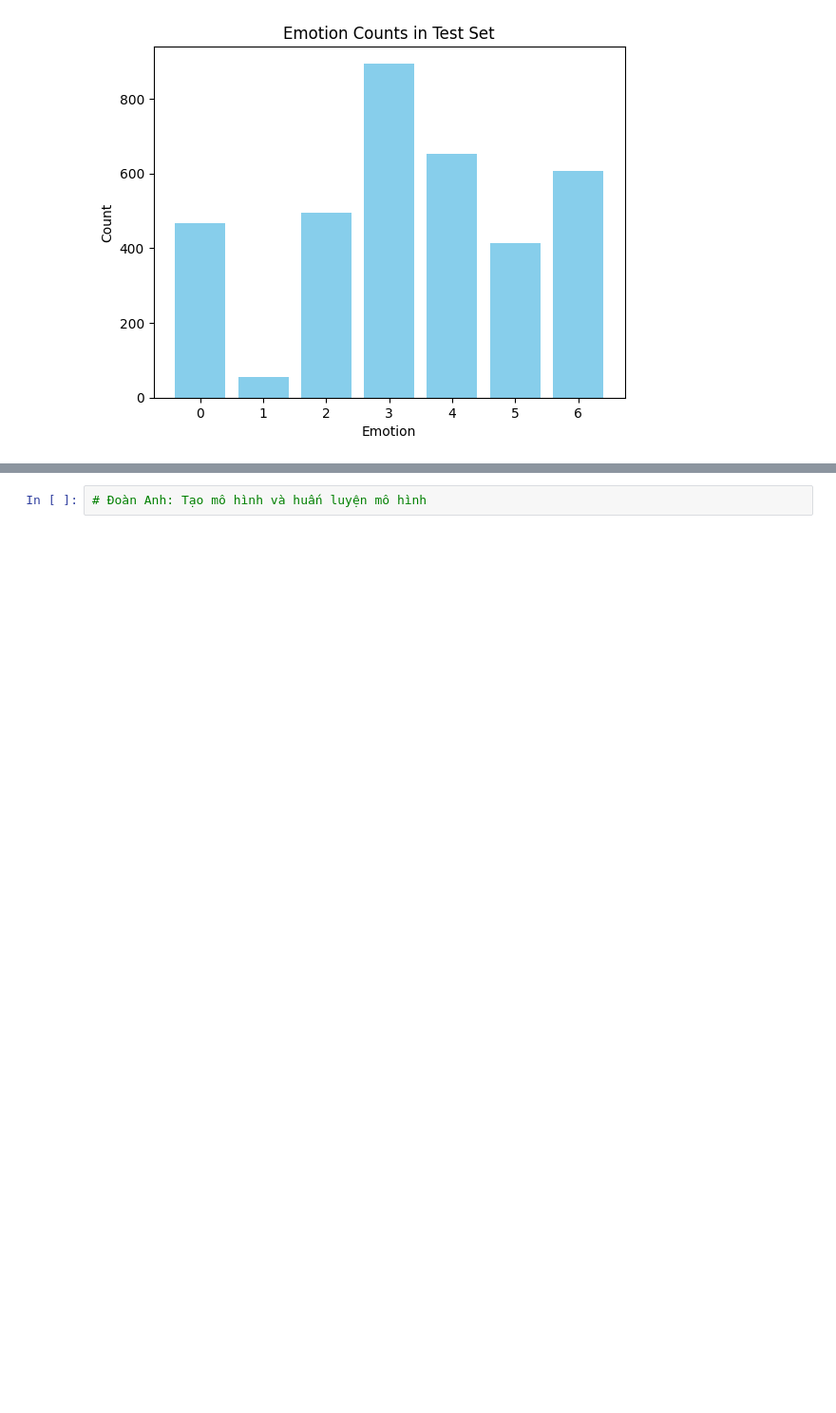
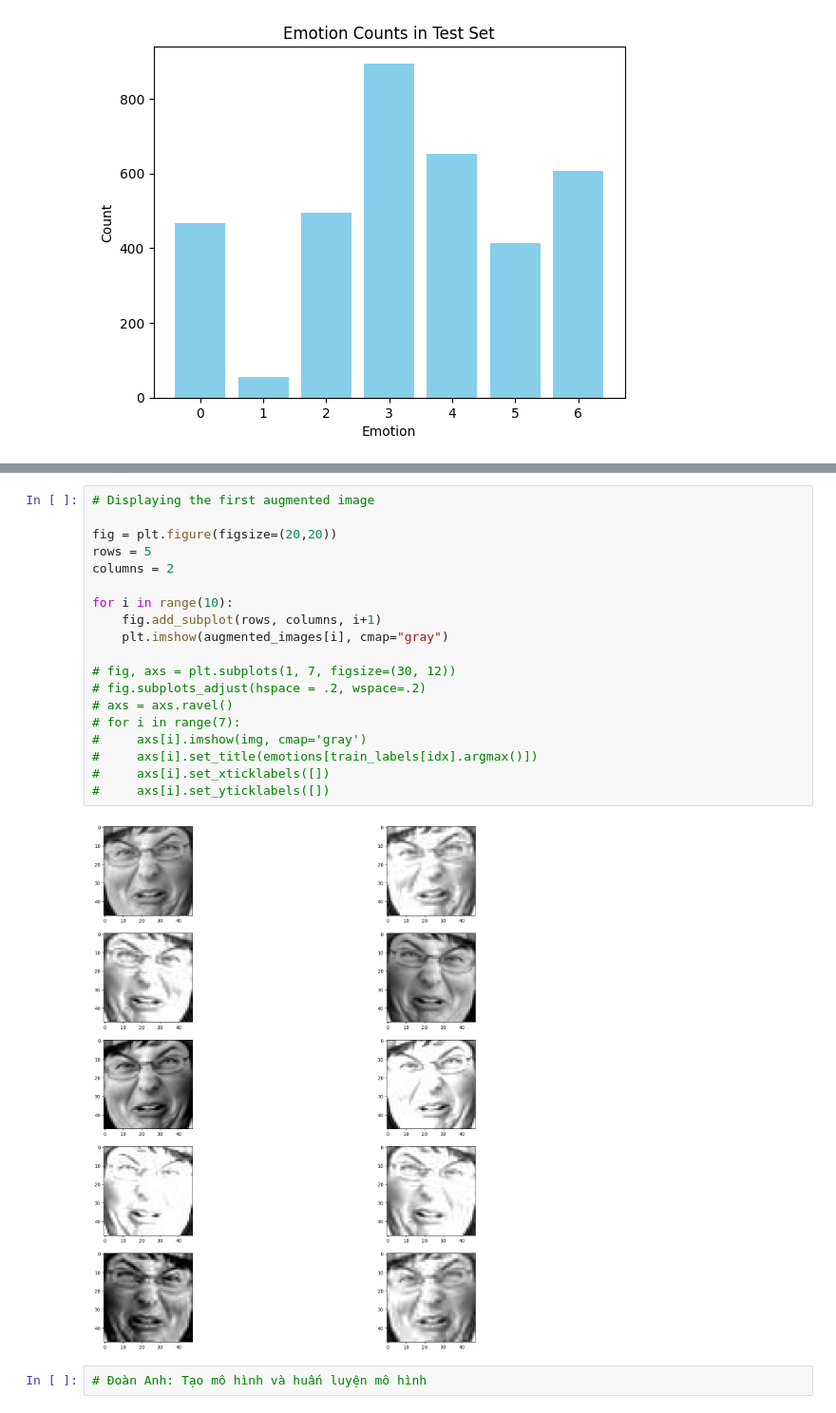
Before and after one commit to Hung369/CDDHMT_Plane_Simulator, a Jupyter notebook: cdxlav-project.ipynb, the cells around one changed output, grey strips where cells are left out. Shown: that part at 95% size. Saved outputs shown, nothing was run; the diff lists cells and outputs as text; blank space fills up the shorter version.

```diff
--- a/cdxlav-project.ipynb
+++ b/cdxlav-project.ipynb
@@ -184,3 +207,24 @@ plt.show()
+# %%
+# Displaying the first augmented image
+
+fig = plt.figure(figsize=(20,20))
+rows = 5
+columns = 2
+
+for i in range(10):
+    fig.add_subplot(rows, columns, i+1)
+    plt.imshow(augmented_images[i], cmap="gray")
+
+# fig, axs = plt.subplots(1, 7, figsize=(30, 12))
+# fig.subplots_adjust(hspace = .2, wspace=.2)
+# axs = axs.ravel()
+# for i in range(7):
+#     axs[i].imshow(img, cmap='gray')
+#     axs[i].set_title(emotions[train_labels[idx].argmax()])
+#     axs[i].set_xticklabels([])
+#     axs[i].set_yticklabels([])
+# %% [output]
+[figure, added]
 # %%
 # Đoàn Anh: Tạo mô hình và huấn luyện mô hình
 # %%
```
Also changed, not shown: parts of 10 cells of this notebook.
